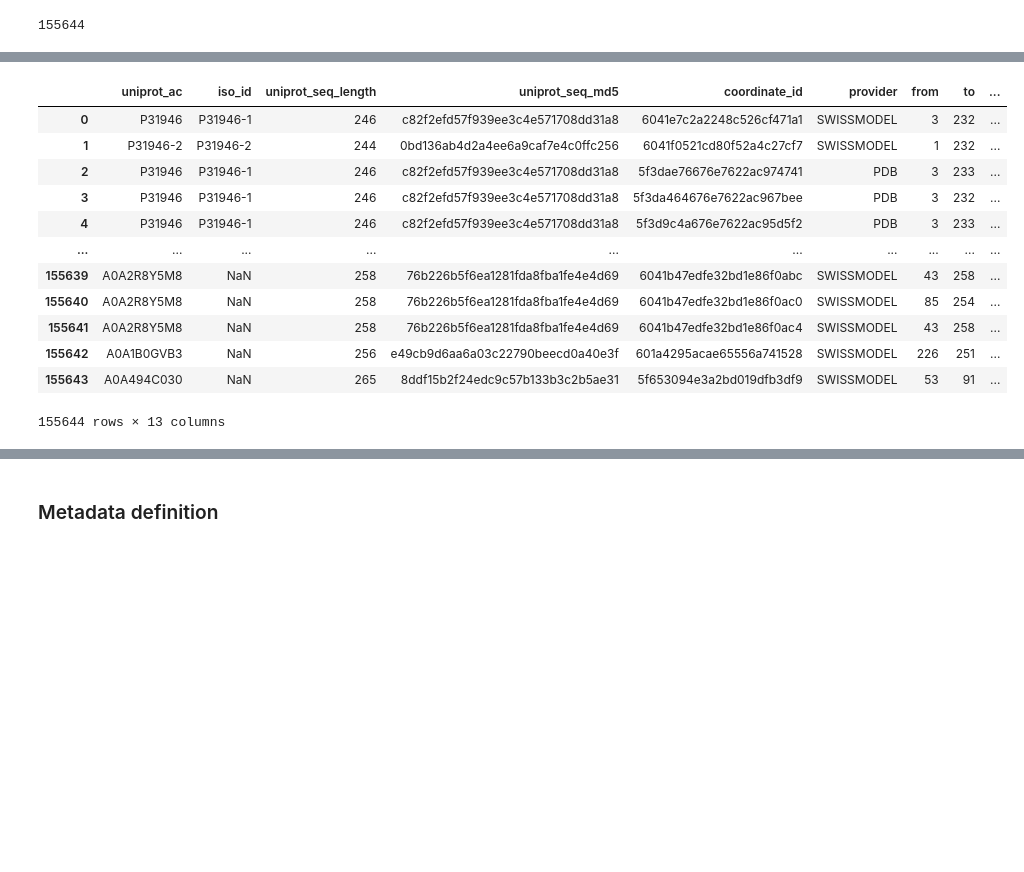
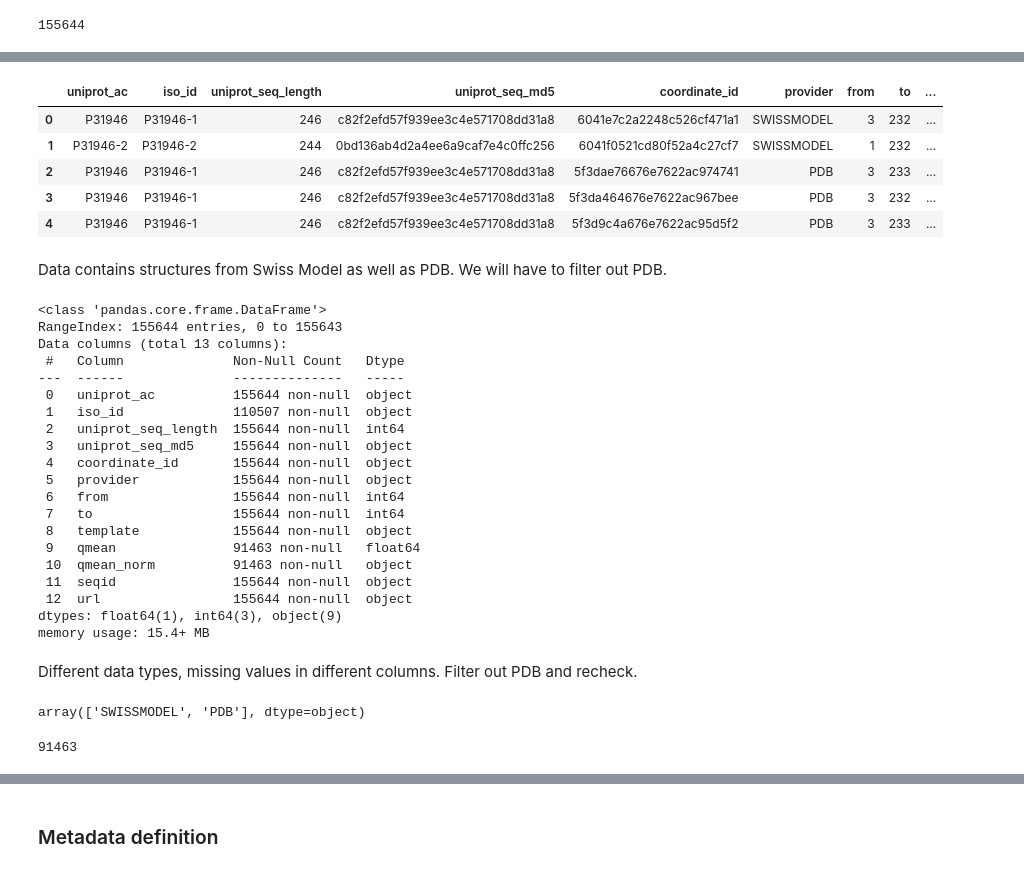
Before and after one commit to rcsb/KBase-PDB-Integration, a Jupyter notebook: inventory/notebooks/swiss-model/homo_sapiens.ipynb, the cells around one changed output, grey strips where cells are left out. Cells and saved outputs as stored; diff of their text form; code cells hidden in the pictures; blank space fills up the shorter version.

```diff
--- a/inventory/notebooks/swiss-model/homo_sapiens.ipynb
+++ b/inventory/notebooks/swiss-model/homo_sapiens.ipynb
@@ -18,7 +20,7 @@ import json
 Reference proteome: Homo sapiens. Metadata file (models and structures) downloaded from [SMR](https://swissmodel.expasy.org/repository/)
 # %%
 #open file downloaded from SMR
-with open('../../data/swiss-model/metadata_homo/SWISS-MODEL_Repository/INDEX.json', 'r') as file:
+with open('metadata/SWISS-MODEL_Repository/INDEX.json', 'r') as file:
      variable_name = json.load(file)
 # %%
 #display the response object
@@ -52,18 +51,50 @@ index[0:5]
 # %%
 # Convert to a dataframe
 df = pd.DataFrame(index)
-df
+df.head()
 # %% [output]
 |  | uniprot_ac | iso_id | uniprot_seq_length | uniprot_seq_md5 | coordinate_id | provider | from | to | ... |
 | 0 | P31946 | P31946-1 | 246 | c82f2efd57f939ee3c4e571708dd31a8 | 6041e7c2a2248c526cf471a1 | SWISSMODEL | 3 | 232 | ... |
 | 1 | P31946-2 | P31946-2 | 244 | 0bd136ab4d2a4ee6a9caf7e4c0ffc256 | 6041f0521cd80f52a4c27cf7 | SWISSMODEL | 1 | 232 | ... |
 | 2 | P31946 | P31946-1 | 246 | c82f2efd57f939ee3c4e571708dd31a8 | 5f3dae76676e7622ac974741 | PDB | 3 | 233 | ... |
 | 3 | P31946 | P31946-1 | 246 | c82f2efd57f939ee3c4e571708dd31a8 | 5f3da464676e7622ac967bee | PDB | 3 | 232 | ... |
 | 4 | P31946 | P31946-1 | 246 | c82f2efd57f939ee3c4e571708dd31a8 | 5f3d9c4a676e7622ac95d5f2 | PDB | 3 | 233 | ... |
-| ... | ... | ... | ... | ... | ... | ... | ... | ... | ... |
-| 155639 | A0A2R8Y5M8 | NaN | 258 | 76b226b5f6ea1281fda8fba1fe4e4d69 | 6041b47edfe32bd1e86f0abc | SWISSMODEL | 43 | 258 | ... |
-| 155640 | A0A2R8Y5M8 | NaN | 258 | 76b226b5f6ea1281fda8fba1fe4e4d69 | 6041b47edfe32bd1e86f0ac0 | SWISSMODEL | 85 | 254 | ... |
-| 155641 | A0A2R8Y5M8 | NaN | 258 | 76b226b5f6ea1281fda8fba1fe4e4d69 | 6041b47edfe32bd1e86f0ac4 | SWISSMODEL | 43 | 258 | ... |
-| 155642 | A0A1B0GVB3 | NaN | 256 | e49cb9d6aa6a03c22790beecd0a40e3f | 601a4295acae65556a741528 | SWISSMODEL | 226 | 251 | ... |
-| 155643 | A0A494C030 | NaN | 265 | 8ddf15b2f24edc9c57b133b3c2b5ae31 | 5f653094e3a2bd019dfb3df9 | SWISSMODEL | 53 | 91 | ... |
-155644 rows × 13 columns
+# %% [markdown]
+Data contains structures from Swiss Model as well as PDB. We will have to filter out PDB.
+# %%
+#Check for data summary, missing values, datatypes etc.
+df.info()
+# %% [output]
+<class 'pandas.core.frame.DataFrame'>
+RangeIndex: 155644 entries, 0 to 155643
+Data columns (total 13 columns):
+ #   Column              Non-Null Count   Dtype
+---  ------              --------------   -----
+ 0   uniprot_ac          155644 non-null  object
+ 1   iso_id              110507 non-null  object
+ 2   uniprot_seq_length  155644 non-null  int64
+ 3   uniprot_seq_md5     155644 non-null  object
+ 4   coordinate_id       155644 non-null  object
+ 5   provider            155644 non-null  object
+ 6   from                155644 non-null  int64
+ 7   to                  155644 non-null  int64
+ 8   template            155644 non-null  object
+ 9   qmean               91463 non-null   float64
+ 10  qmean_norm          91463 non-null   object
+ 11  seqid               155644 non-null  object
+ 12  url                 155644 non-null  object
+dtypes: float64(1), int64(3), object(9)
+memory usage: 15.4+ MB
+# %% [markdown]
+Different data types, missing values in different columns. Filter out PDB and recheck.
+# %%
+# Check unique providers
+df["provider"].unique()
+# %% [output]
+array(['SWISSMODEL', 'PDB'], dtype=object)
+# %%
+# Filter models from SMR
+df_swissmodel = df.loc[(df['provider'] =="SWISSMODEL")]
+len(df_swissmodel)
+# %% [output]
+91463
```
Also changed, not shown: parts of 36 cells of this notebook.
